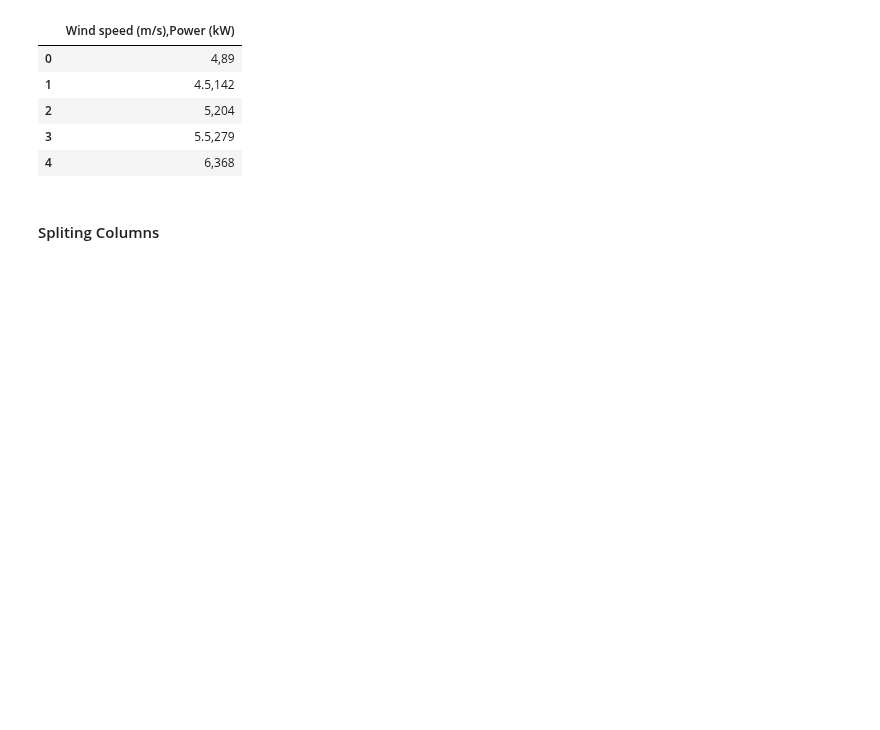
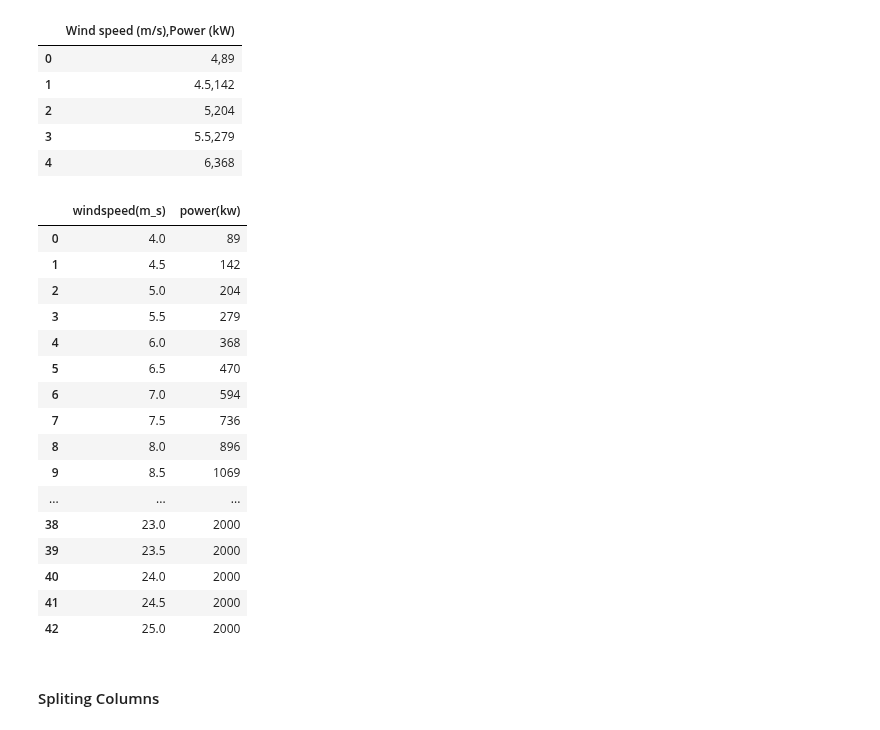
Before and after one commit to RicardoJPedro82/wmillfailprev, a Jupyter notebook: notebooks/Ricardo_exploration.ipynb, the cells around one changed output. Saved outputs shown, nothing was run; the diff lists cells and outputs as text; code cells hidden in the pictures; blank space fills up the shorter version.

```diff
--- a/notebooks/Ricardo_exploration.ipynb
+++ b/notebooks/Ricardo_exploration.ipynb
@@ -80,6 +110,26 @@ Power_curve_df.head()
 | 2 | 5,204 |
 | 3 | 5.5,279 |
 | 4 | 6,368 |
+# %%
+ft.power_curve_trans(WM_data_dict)
+# %% [output]
+|  | windspeed(m_s) | power(kw) |
+| 0 | 4.0 | 89 |
+| 1 | 4.5 | 142 |
+| 2 | 5.0 | 204 |
+| 3 | 5.5 | 279 |
+| 4 | 6.0 | 368 |
+| 5 | 6.5 | 470 |
+| 6 | 7.0 | 594 |
+| 7 | 7.5 | 736 |
+| 8 | 8.0 | 896 |
+| 9 | 8.5 | 1069 |
+| ... | ... | ... |
+| 38 | 23.0 | 2000 |
+| 39 | 23.5 | 2000 |
+| 40 | 24.0 | 2000 |
+| 41 | 24.5 | 2000 |
+| 42 | 25.0 | 2000 |
 # %% [markdown]
 #### Spliting Columns
 # %%
```
Also changed, not shown: parts of 6 cells of this notebook, 1 other file.
